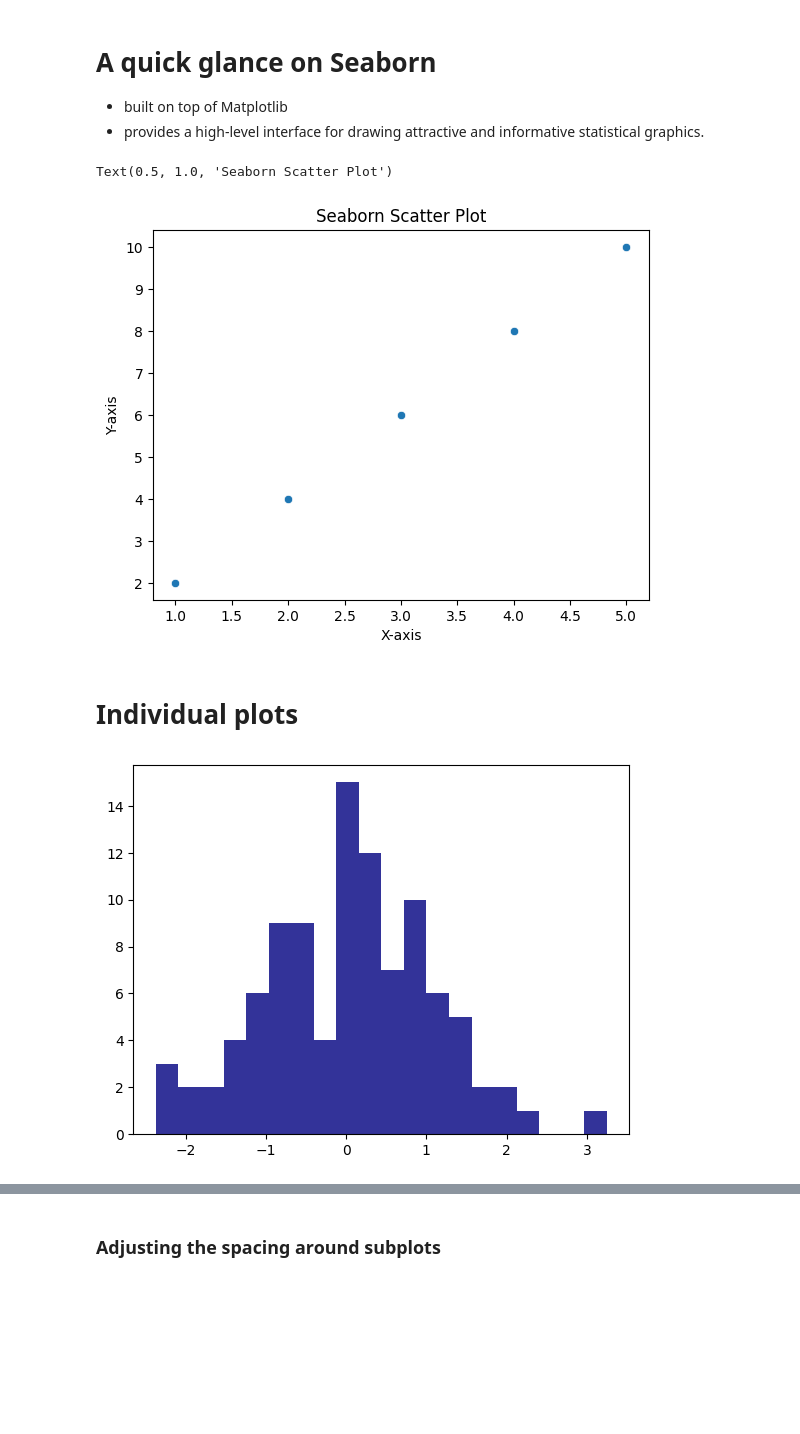
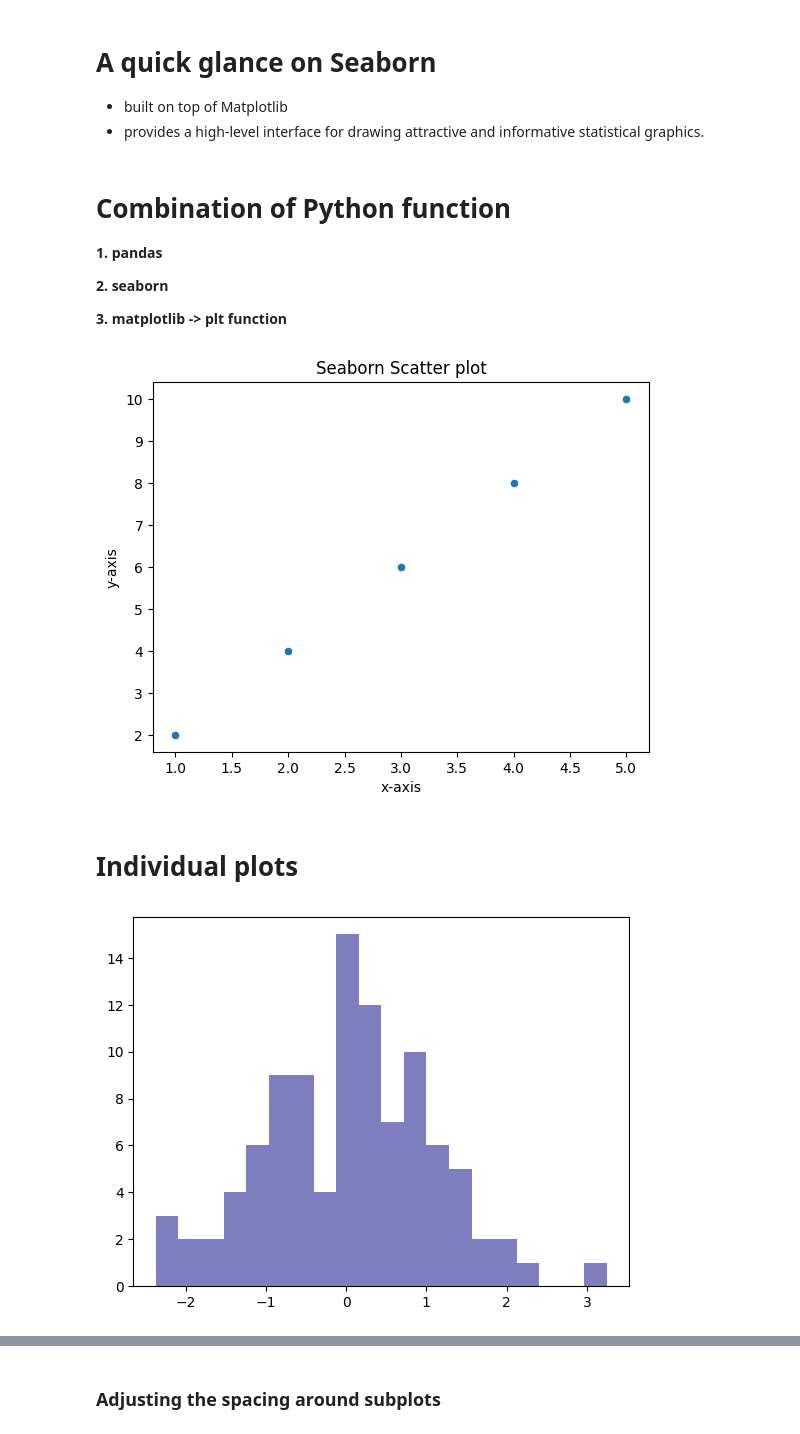
Before and after one commit to AKAEon/STQD6014, a Jupyter notebook: Week11_Matplotlib_20231220_WC.ipynb, the cells around one changed output, grey strips where cells are left out. Drawn from its saved outputs; the diff is of its cells as text; code cells hidden in the pictures; blank space fills up the shorter version.

```diff
--- a/Week11_Matplotlib_20231220_WC.ipynb
+++ b/Week11_Matplotlib_20231220_WC.ipynb
@@ -31,28 +34,45 @@ y = [2, 4, 6, 8, 10]
 # **A quick glance on Seaborn**
 - built on top of Matplotlib
 - provides a high-level interface for drawing attractive and informative statistical graphics.
+# %% [markdown]
+# **Combination of Python function**
+**1. pandas**
+
+**2. seaborn**
+
+**3. matplotlib -> plt function**
 # %%
 # Create some sample data
 x = [1, 2, 3, 4, 5]
 y = [2, 4, 6, 8, 10]
 
 # Create a DataFrame using the data
+data = {'x': x, 'y': y}
+df = pd.DataFrame(data)
+df
 
 # Create a scatter plot using Seaborn
-
+sns.scatterplot(x = 'x', y = 'y', data = df)
 
 # Add labels and title
+plt.xlabel('x-axis')
+plt.ylabel('y-axis')
+plt.title('Seaborn Scatter plot');
 # %% [output]
-Text(0.5, 1.0, 'Seaborn Scatter Plot')
-[figure, old version]
+[figure, new version]
 # %% [markdown]
 # **Individual plots**
 # %%
 # Histogram - plot 1
 # alpha=0.8: sets the transparency of the bars
 # an alpha value of 0.8 means the bars are somewhat transparent
-rng = np.random.RandomState()
+# normal distribution -> bell-shape curve
+# stabdard normal -> mean = 0, sd = 1
+rng = np.random.RandomState(12345)
+plt.hist(rng.standard_normal(100), bins = 20, color = "navy", alpha = 0.5)
+
+plt.savefig("/content/drive/MyDrive/STQD6014_ArusPerdana/_SEM1_20232024/images/hist.pdf")
 # %% [output]
-[figure, old version]
+[figure, new version]
 # %%
 # Scatter plot - plot 2
```
Also changed, not shown: parts of 42 cells of this notebook.
